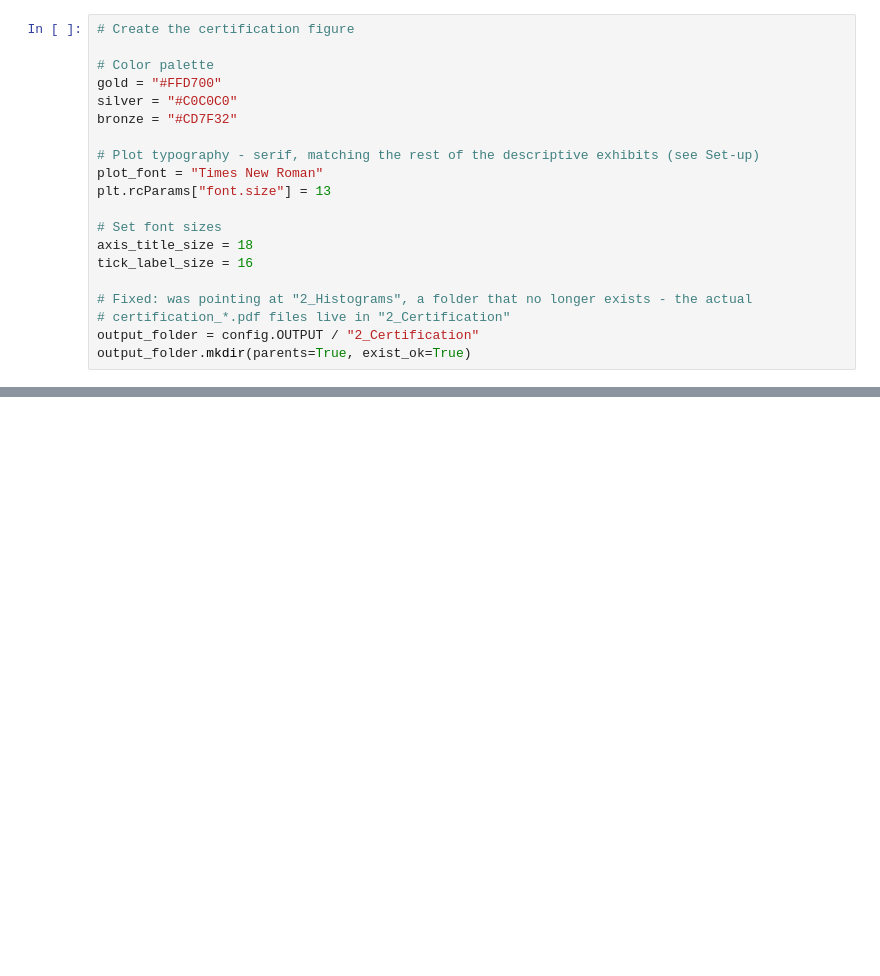
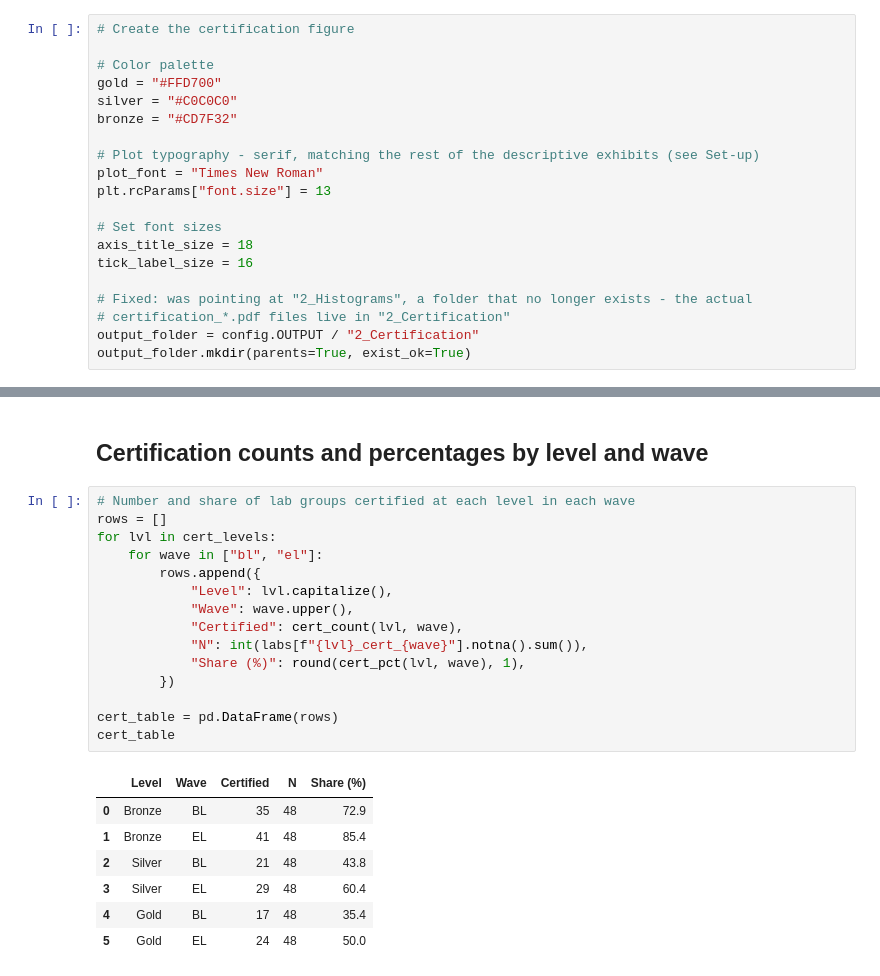
Before and after one commit to daphrut/lab-experiment, a Jupyter notebook: 3_Analysis/3_Descriptives/3_5_certification.ipynb, the cells around one changed output, grey strips where cells are left out. Cells and saved outputs as stored; diff of their text form; blank space fills up the shorter version.

```diff
--- a/3_Analysis/3_Descriptives/3_5_certification.ipynb
+++ b/3_Analysis/3_Descriptives/3_5_certification.ipynb
@@ -281,0 +298,25 @@ for metric, fn, ylabel, ylim in [
+# %% [markdown]
+## Certification counts and percentages by level and wave
+# %%
+# Number and share of lab groups certified at each level in each wave
+rows = []
+for lvl in cert_levels:
+    for wave in ["bl", "el"]:
+        rows.append({
+            "Level": lvl.capitalize(),
+            "Wave": wave.upper(),
+            "Certified": cert_count(lvl, wave),
+            "N": int(labs[f"{lvl}_cert_{wave}"].notna().sum()),
+            "Share (%)": round(cert_pct(lvl, wave), 1),
+        })
+
+cert_table = pd.DataFrame(rows)
+cert_table
+# %% [output]
+|  | Level | Wave | Certified | N | Share (%) |
+| 0 | Bronze | BL | 35 | 48 | 72.9 |
+| 1 | Bronze | EL | 41 | 48 | 85.4 |
+| 2 | Silver | BL | 21 | 48 | 43.8 |
+| 3 | Silver | EL | 29 | 48 | 60.4 |
+| 4 | Gold | BL | 17 | 48 | 35.4 |
+| 5 | Gold | EL | 24 | 48 | 50.0 |
```
Also changed, not shown: parts of 6 cells of this notebook, 5 other files.
